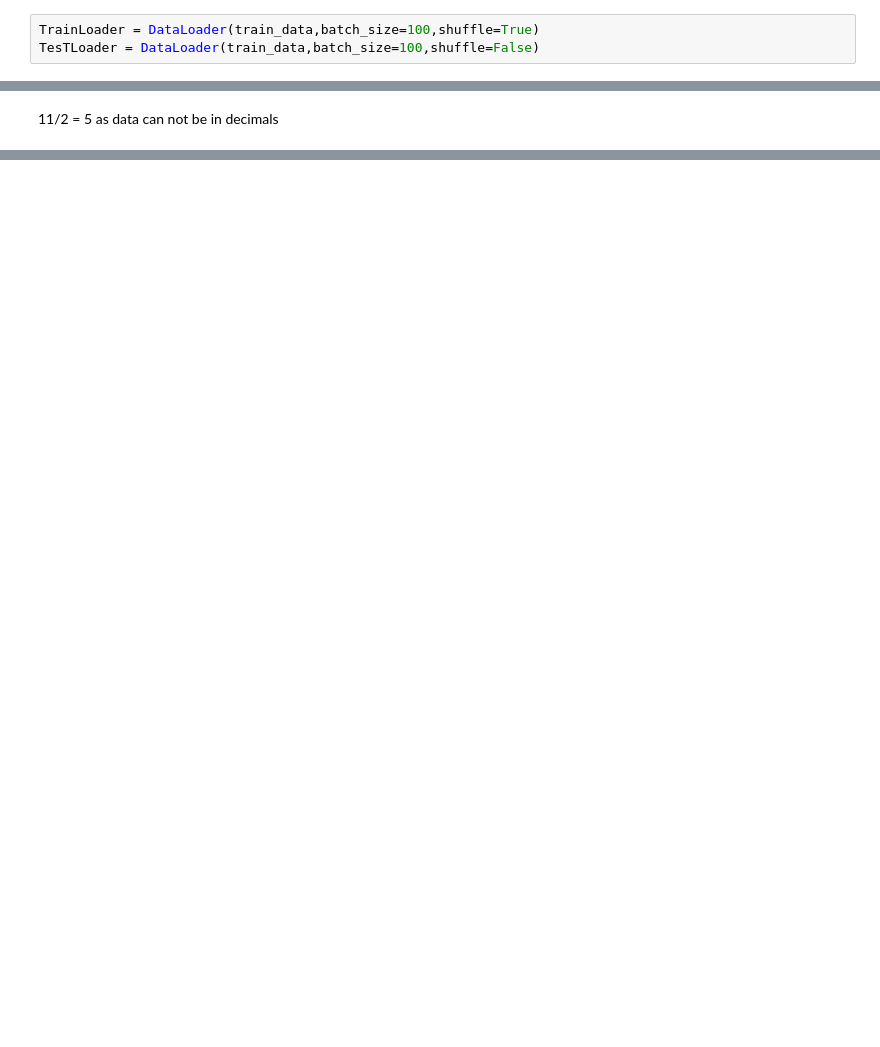
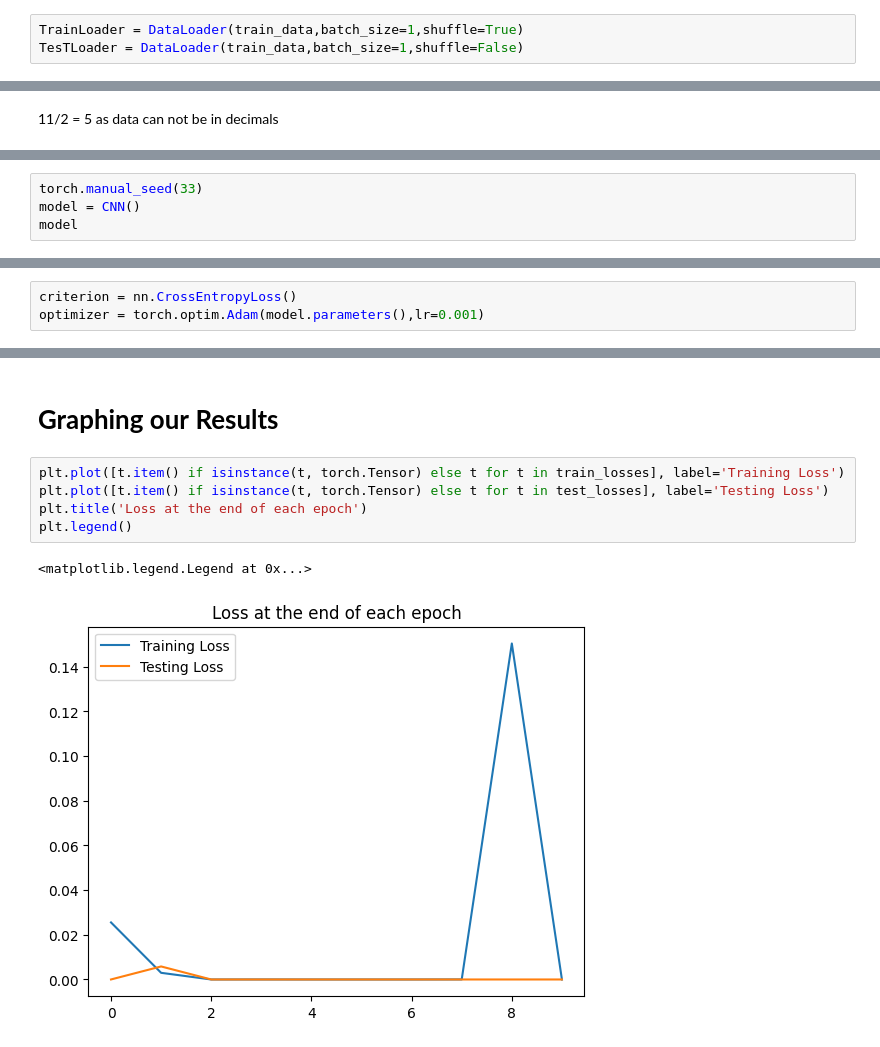
Before and after one commit to SparshKapoor-CODER/PyTorch, a Jupyter notebook: CNN.ipynb, the cells around one changed output, grey strips where cells are left out. Saved outputs shown, nothing was run; the diff lists cells and outputs as text; blank space fills up the shorter version.

```diff
--- a/CNN.ipynb
+++ b/CNN.ipynb
@@ -25,8 +26,8 @@ test_data = datasets.MNIST(root='cnn_data',train=False,download=True,transform=t
 # %% [markdown]
 Creating Batches of Images from MNIST
 # %%
-TrainLoader = DataLoader(train_data,batch_size=100,shuffle=True)
-TesTLoader = DataLoader(train_data,batch_size=100,shuffle=False)
+TrainLoader = DataLoader(train_data,batch_size=1,shuffle=True)
+TesTLoader = DataLoader(train_data,batch_size=1,shuffle=False)
 # %% [markdown]
 # Define a CNN Model
 # %% [markdown]
@@ -114,0 +164,4 @@ torch.Size([100, 12, 5, 5])
+# %%
+torch.manual_seed(33)
+model = CNN()
+model
@@ -114,0 +178,3 @@ torch.Size([100, 12, 5, 5])
+# %%
+criterion = nn.CrossEntropyLoss()
+optimizer = torch.optim.Adam(model.parameters(),lr=0.001)
@@ -114,0 +253,10 @@ torch.Size([100, 12, 5, 5])
+# %% [markdown]
+# **Graphing** **our** **Results**
+# %%
+plt.plot([t.item() if isinstance(t, torch.Tensor) else t for t in train_losses], label='Training Loss')
+plt.plot([t.item() if isinstance(t, torch.Tensor) else t for t in test_losses], label='Testing Loss')
+plt.title('Loss at the end of each epoch')
+plt.legend()
+# %% [output]
+<matplotlib.legend.Legend at 0x...>
+[figure, added]
```
Also changed, not shown: parts of 29 cells of this notebook.
